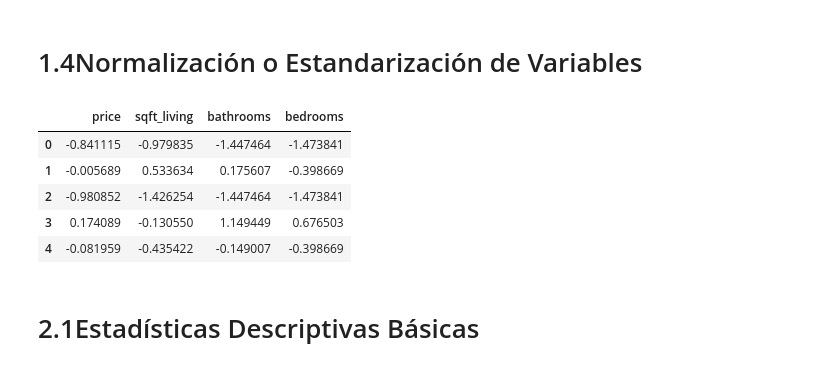
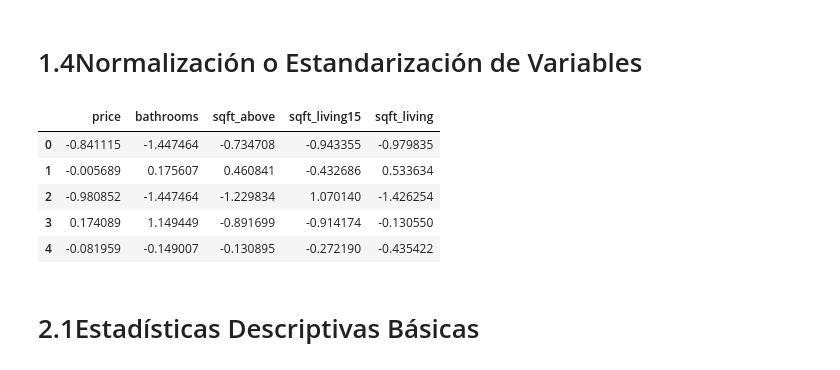
Before and after one commit to FranciscoRamirezRuiz/Inferencia2024, a Jupyter notebook: inferencia_unificado.ipynb, the cells around one changed output. Drawn from its saved outputs; the diff is of its cells as text; code cells hidden in the pictures.

```diff
--- a/inferencia_unificado.ipynb
+++ b/inferencia_unificado.ipynb
@@ -142,23 +174,23 @@ dtype: object
 # %%
 from sklearn.preprocessing import StandardScaler
 
 # Variables a estandarizar
-vars_to_scale = ['price', 'sqft_living', 'bathrooms', 'bedrooms']
+vars_to_scale = ['price', 'bathrooms', 'sqft_above', 'sqft_living15', 'sqft_living' ]
 
 # Crear el scaler
 scaler = StandardScaler()
 df_scaled = df.copy()
 df_scaled[vars_to_scale] = scaler.fit_transform(df[vars_to_scale])
 
 # Verificar los primeros valores transformados
 df_scaled[vars_to_scale].head()
 # %% [output]
-|  | price | sqft_living | bathrooms | bedrooms |
-| 0 | -0.841115 | -0.979835 | -1.447464 | -1.473841 |
-| 1 | -0.005689 | 0.533634 | 0.175607 | -0.398669 |
-| 2 | -0.980852 | -1.426254 | -1.447464 | -1.473841 |
-| 3 | 0.174089 | -0.130550 | 1.149449 | 0.676503 |
-| 4 | -0.081959 | -0.435422 | -0.149007 | -0.398669 |
+|  | price | bathrooms | sqft_above | sqft_living15 | sqft_living |
+| 0 | -0.841115 | -1.447464 | -0.734708 | -0.943355 | -0.979835 |
+| 1 | -0.005689 | 0.175607 | 0.460841 | -0.432686 | 0.533634 |
+| 2 | -0.980852 | -1.447464 | -1.229834 | 1.070140 | -1.426254 |
+| 3 | 0.174089 | 1.149449 | -0.891699 | -0.914174 | -0.130550 |
+| 4 | -0.081959 | -0.149007 | -0.130895 | -0.272190 | -0.435422 |
 # %% [markdown]
 # 2.1Estadísticas Descriptivas Básicas
 # %%
```
Also changed, not shown: parts of 7 cells of this notebook.
